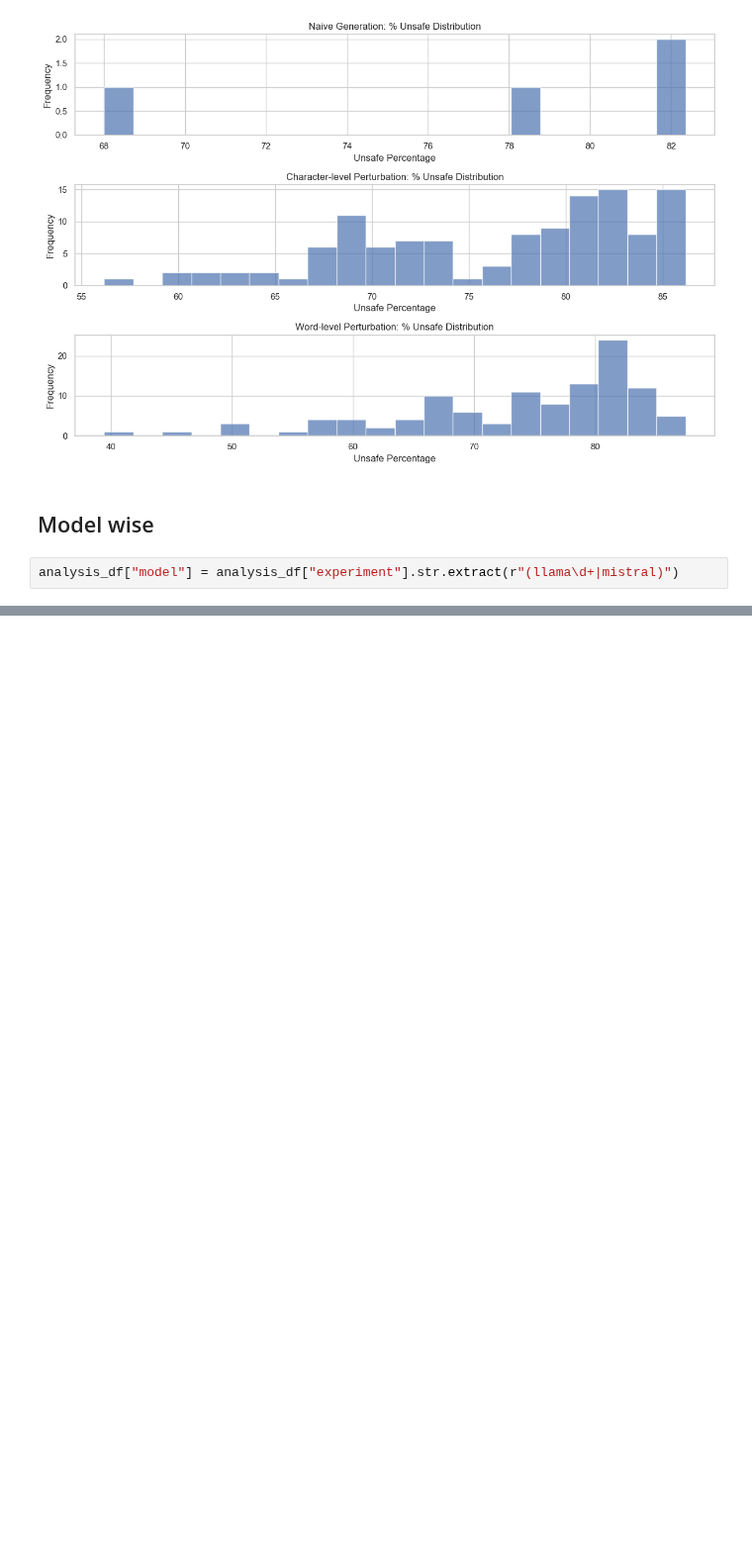
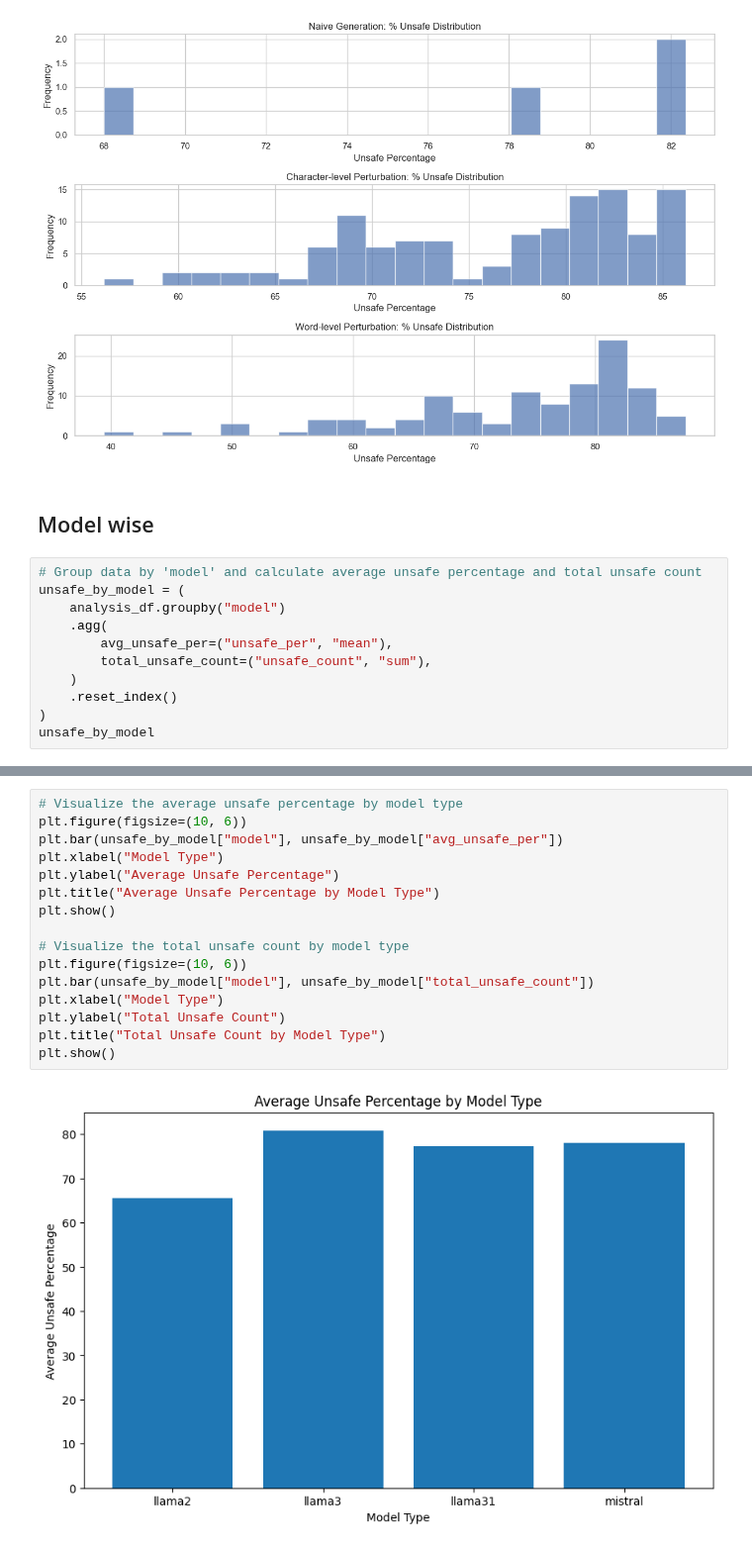
Before and after one commit to Ztrimus/llm-sensitivity, a Jupyter notebook: src/notebooks/llama-guard-response-analysis.ipynb, the cells around one changed output, grey strips where cells are left out. Shown at 99% size. Cells and saved outputs as stored; diff of their text form; blank space fills up the shorter version.

```diff
--- a/src/notebooks/llama-guard-response-analysis.ipynb
+++ b/src/notebooks/llama-guard-response-analysis.ipynb
@@ -342,5 +337,14 @@ plt.show()
 [figure]
 # %% [markdown]
 ## Model wise
-# %%
-analysis_df["model"] = analysis_df["experiment"].str.extract(r"(llama\d+|mistral)")
+# %%
+# Group data by 'model' and calculate average unsafe percentage and total unsafe count
+unsafe_by_model = (
+    analysis_df.groupby("model")
+    .agg(
+        avg_unsafe_per=("unsafe_per", "mean"),
+        total_unsafe_count=("unsafe_count", "sum"),
+    )
+    .reset_index()
+)
+unsafe_by_model
@@ -346,0 +357,18 @@ analysis_df["model"] = analysis_df["experiment"].str.extract(r"(llama\d+|mistral
+# %%
+# Visualize the average unsafe percentage by model type
+plt.figure(figsize=(10, 6))
+plt.bar(unsafe_by_model["model"], unsafe_by_model["avg_unsafe_per"])
+plt.xlabel("Model Type")
+plt.ylabel("Average Unsafe Percentage")
+plt.title("Average Unsafe Percentage by Model Type")
+plt.show()
+
+# Visualize the total unsafe count by model type
+plt.figure(figsize=(10, 6))
+plt.bar(unsafe_by_model["model"], unsafe_by_model["total_unsafe_count"])
+plt.xlabel("Model Type")
+plt.ylabel("Total Unsafe Count")
+plt.title("Total Unsafe Count by Model Type")
+plt.show()
+# %% [output]
+[figure, added]
```
Also changed, not shown: parts of 8 cells of this notebook, 1 other file.
